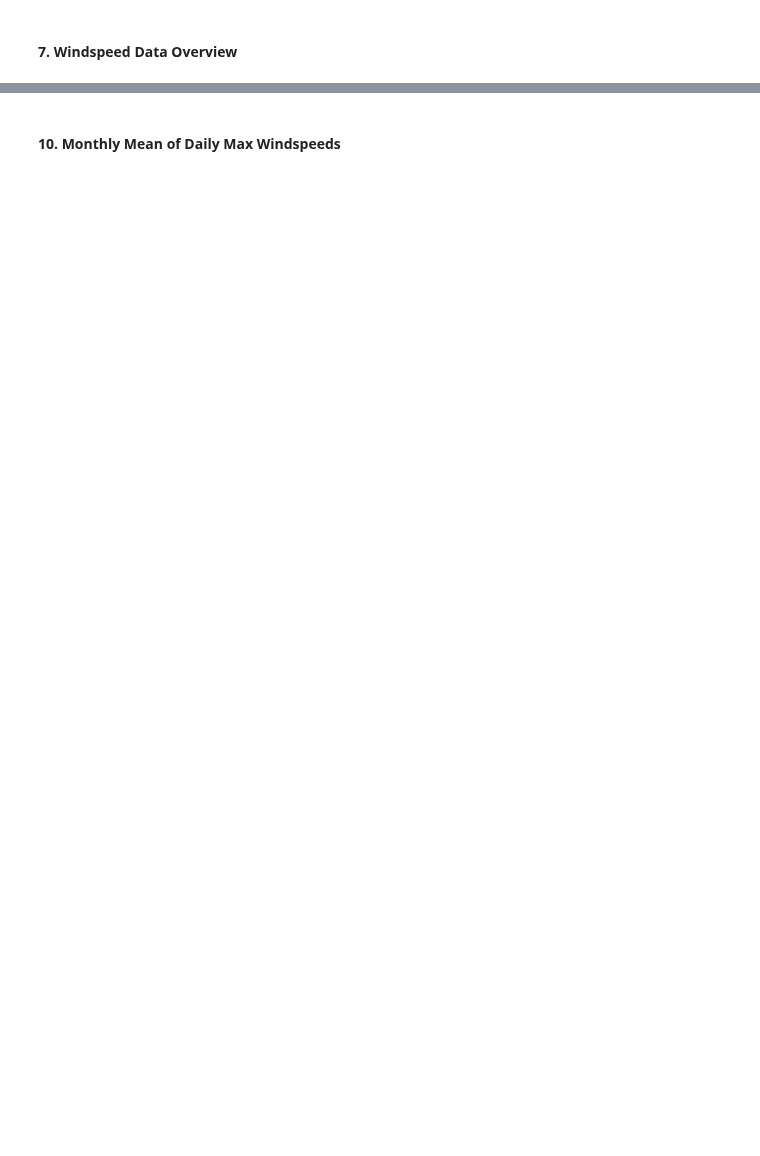
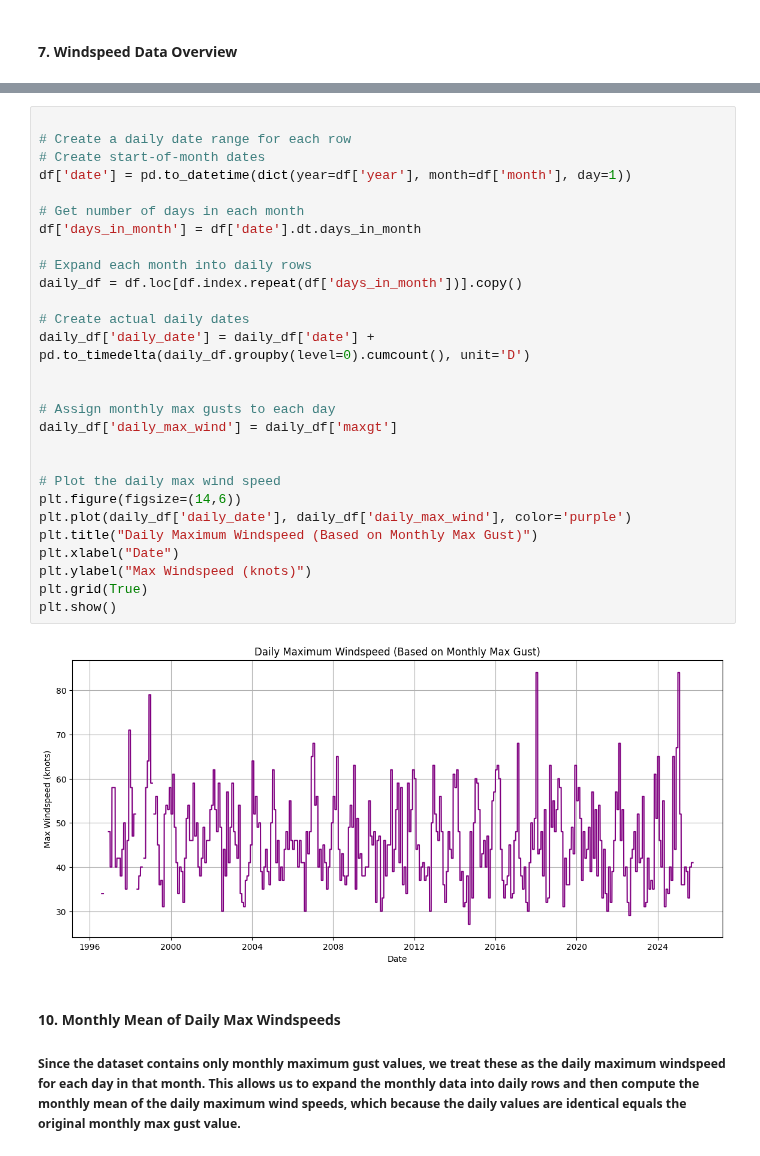
Before and after one commit to p-sav/PFDA, a Jupyter notebook: Assignments/Week-6/assignment_6_Weather.ipynb, the cells around one changed output, grey strips where cells are left out. Drawn from its saved outputs; the diff is of its cells as text; blank space fills up the shorter version.

Commit message:
Week 6 Assignment Updated

```diff
--- a/Assignments/Week-6/assignment_6_Weather.ipynb
+++ b/Assignments/Week-6/assignment_6_Weather.ipynb
@@ -145,2 +191,33 @@ plt.show()
+# %%
+
+# Create a daily date range for each row
+# Create start-of-month dates
+df['date'] = pd.to_datetime(dict(year=df['year'], month=df['month'], day=1))
+
+# Get number of days in each month
+df['days_in_month'] = df['date'].dt.days_in_month
+
+# Expand each month into daily rows
+daily_df = df.loc[df.index.repeat(df['days_in_month'])].copy()
+
+# Create actual daily dates
+daily_df['daily_date'] = daily_df['date'] + pd.to_timedelta(daily_df.groupby(level=0).cumcount(), unit='D')
+
+
+# Assign monthly max gusts to each day
+daily_df['daily_max_wind'] = daily_df['maxgt']
+
+
+# Plot the daily max wind speed
+plt.figure(figsize=(14,6))
+plt.plot(daily_df['daily_date'], daily_df['daily_max_wind'], color='purple')
+plt.title("Daily Maximum Windspeed (Based on Monthly Max Gust)")
+plt.xlabel("Date")
+plt.ylabel("Max Windspeed (knots)")
+plt.grid(True)
+plt.show()
+# %% [output]
+[figure, added]
 # %% [markdown]
 #### 10. Monthly Mean of Daily Max Windspeeds
+##### Since the dataset contains only monthly maximum gust values, we treat these as the daily maximum windspeed for each day in that month. This allows us to expand the monthly data into daily rows and then compute the monthly mean of the daily maximum wind speeds, which because the daily values are identical equals the original monthly max gust value.
```
Also changed, not shown: parts of 6 cells of this notebook, 1 other file.
